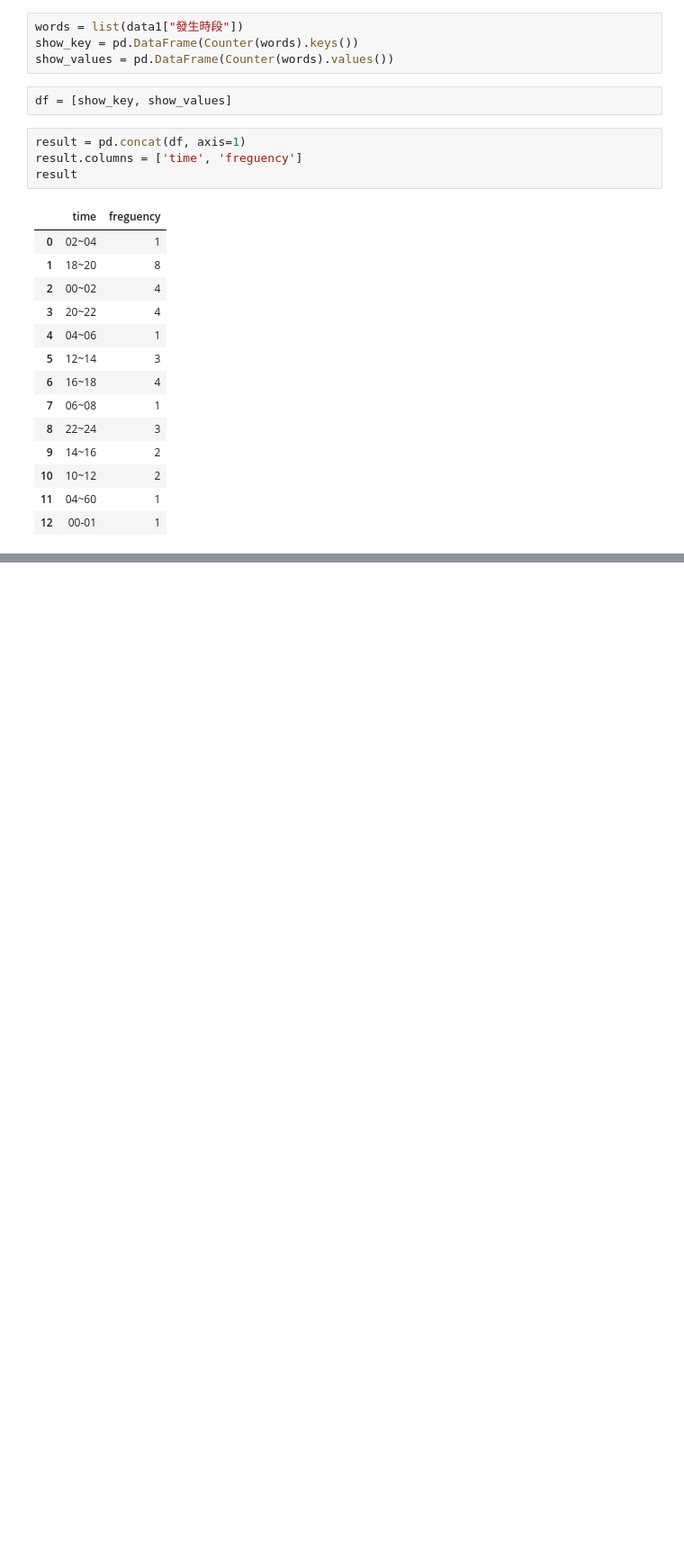
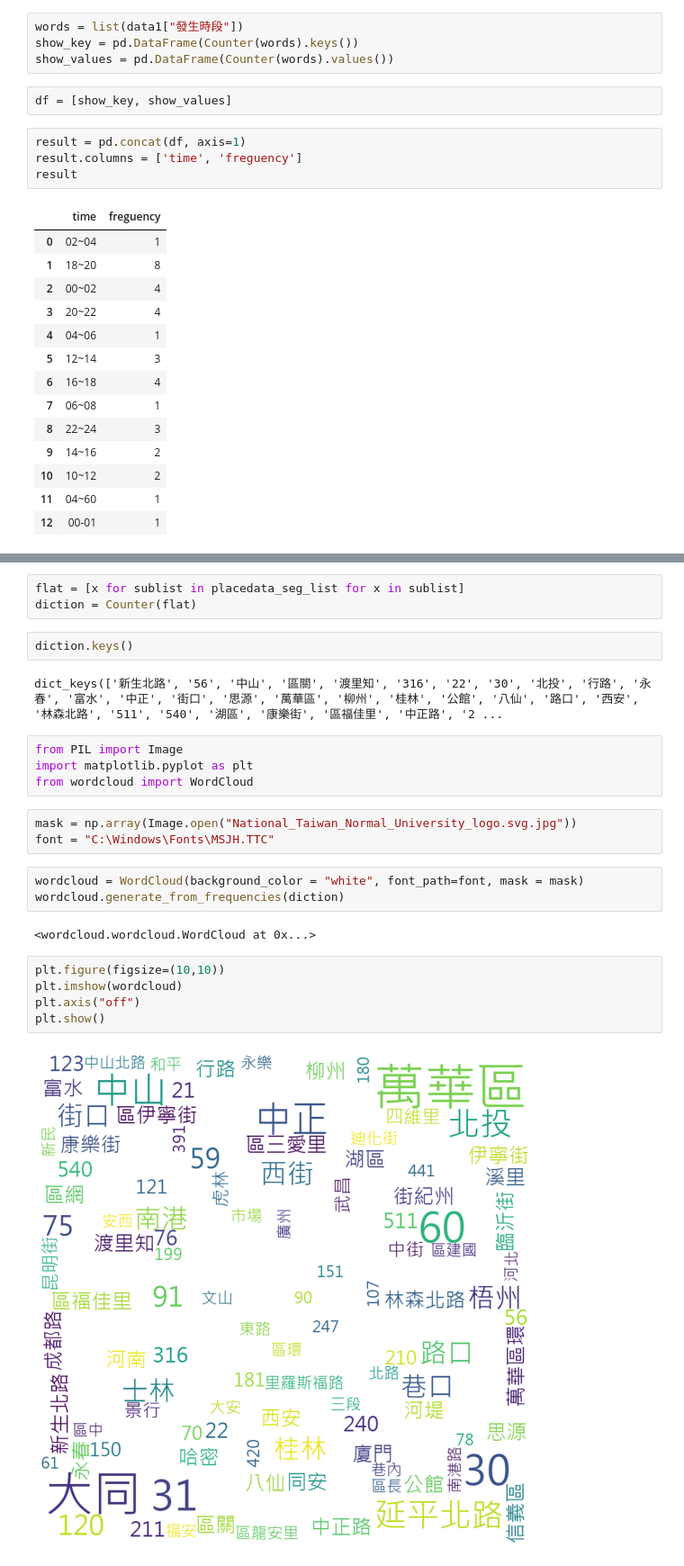
Before and after one commit to awchu0323/PL, a Jupyter notebook: 作業4/作業4.ipynb, the cells around one changed output, grey strips where cells are left out. Shown: that part at 90% size. Saved outputs shown, nothing was run; the diff lists cells and outputs as text; blank space fills up the shorter version.

```diff
--- a/作業4/作業4.ipynb
+++ b/作業4/作業4.ipynb
@@ -165,0 +186,26 @@ timedata_seg_list
+# %%
+flat = [x for sublist in placedata_seg_list for x in sublist]
+diction = Counter(flat)
+# %%
+diction.keys()
+# %% [output]
+dict_keys(['新生北路', '56', '中山', '區關', '渡里知', '316', '22', '30', '北投', '行路', '永春', '富水', '中正', '街口', '思源', '萬華區', '柳州', '桂林', '公館', '八仙', '路口', '西安', '林森北路', '511', '540', '湖區', '康樂街', '區福佳里', '中正路', '2 ...
+# %%
+from PIL import Image
+import matplotlib.pyplot as plt
+from wordcloud import WordCloud
+# %%
+mask = np.array(Image.open("National_Taiwan_Normal_University_logo.svg.jpg"))
+font = "C:\Windows\Fonts\MSJH.TTC"
+# %%
+wordcloud = WordCloud(background_color = "white", font_path=font, mask = mask)
+wordcloud.generate_from_frequencies(diction)
+# %% [output]
+<wordcloud.wordcloud.WordCloud at 0x...>
+# %%
+plt.figure(figsize=(10,10))
+plt.imshow(wordcloud)
+plt.axis("off")
+plt.show()
+# %% [output]
+[figure, added]
```
Also changed, not shown: parts of 11 cells of this notebook.
